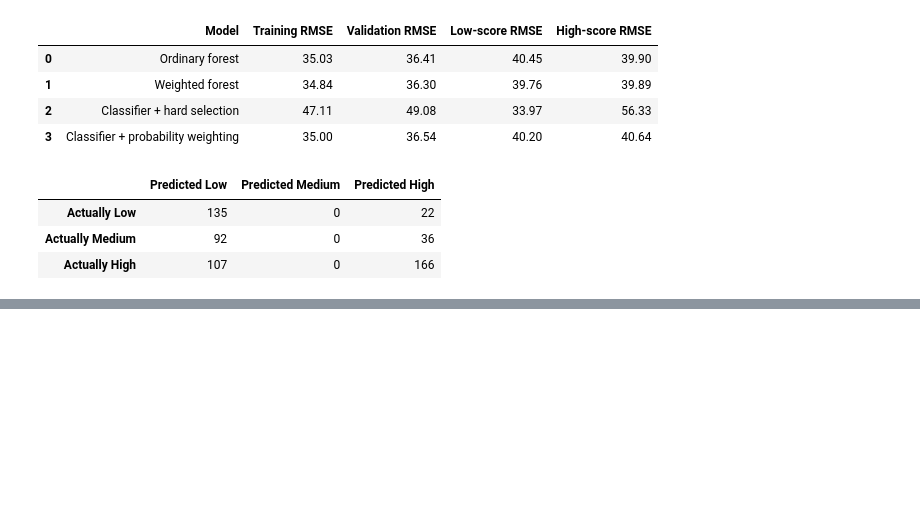
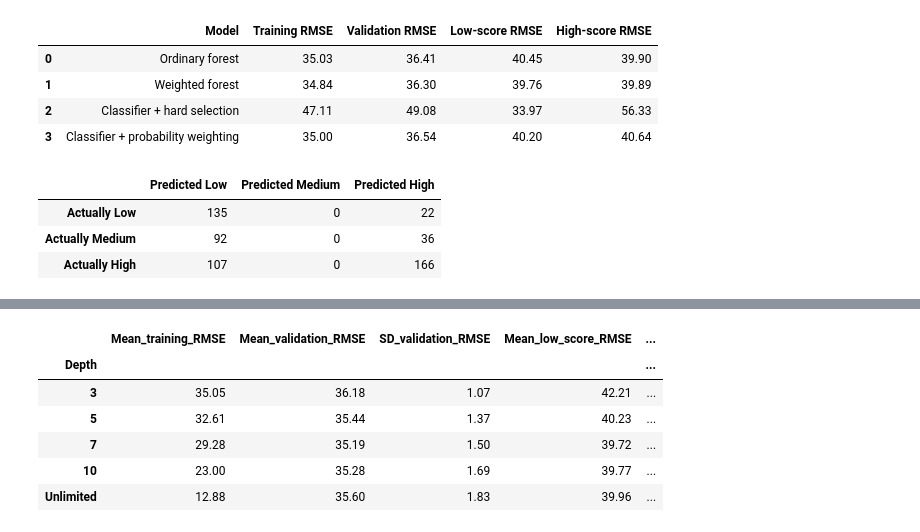
Before and after one commit to roberaBelachew/clarity_cpc2, a Jupyter notebook: clarity_cpc2.ipynb, the cells around one changed output, grey strips where cells are left out. Cells and saved outputs as stored; diff of their text form; code cells hidden in the pictures; blank space fills up the shorter version.

```diff
--- a/clarity_cpc2.ipynb
+++ b/clarity_cpc2.ipynb
@@ -1267,0 +1365,23 @@ display(pd.DataFrame(
+# %%
+depth_summary = (
+    depth_results
+    .groupby("Depth")
+    .agg(
+        Mean_training_RMSE=("Training RMSE", "mean"),
+        Mean_validation_RMSE=("Validation RMSE", "mean"),
+        SD_validation_RMSE=("Validation RMSE", "std"),
+        Mean_low_score_RMSE=("Low-score RMSE", "mean"),
+        Mean_high_score_RMSE=("High-score RMSE", "mean"),
+    )
+    .reindex(depth_labels)
+)
+
+display(depth_summary.round(2))
+# %% [output]
+|  | Mean_training_RMSE | Mean_validation_RMSE | SD_validation_RMSE | Mean_low_score_RMSE | ... |
+| Depth |  |  |  |  | ... |
+| 3 | 35.05 | 36.18 | 1.07 | 42.21 | ... |
+| 5 | 32.61 | 35.44 | 1.37 | 40.23 | ... |
+| 7 | 29.28 | 35.19 | 1.50 | 39.72 | ... |
+| 10 | 23.00 | 35.28 | 1.69 | 39.77 | ... |
+| Unlimited | 12.88 | 35.60 | 1.83 | 39.96 | ... |
```
Also changed, not shown: parts of 3 cells of this notebook.
